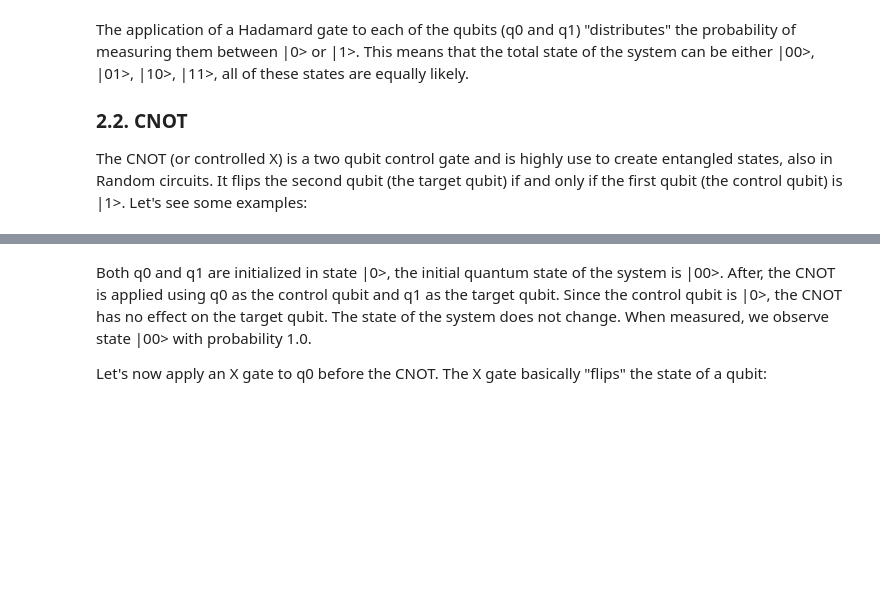
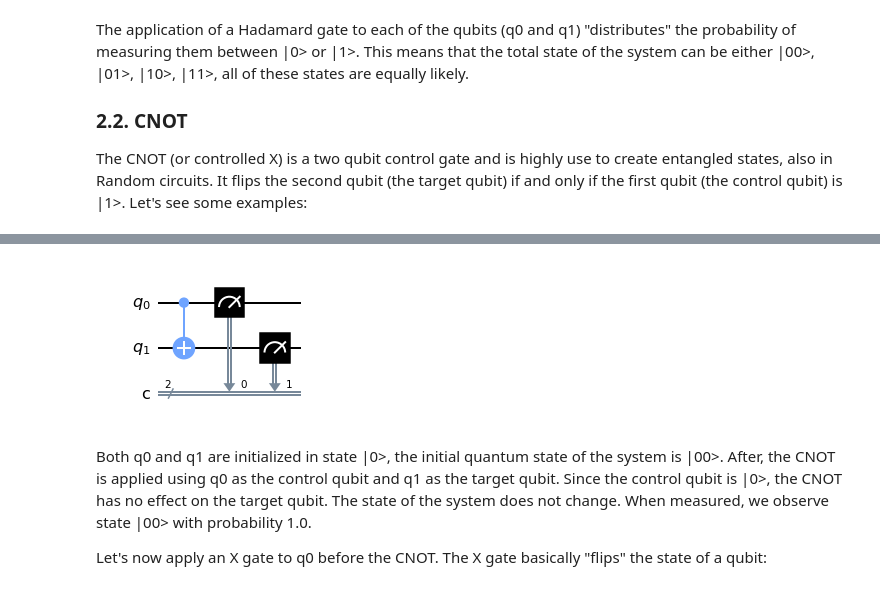
Before and after one commit to sara-nl/QuantumComputing, a Jupyter notebook: notebooks/Basics_and_Benchmarking.ipynb, the cells around one changed output, grey strips where cells are left out. Saved outputs shown, nothing was run; the diff lists cells and outputs as text; code cells hidden in the pictures; blank space fills up the shorter version.

```diff
--- a/notebooks/Basics_and_Benchmarking.ipynb
+++ b/notebooks/Basics_and_Benchmarking.ipynb
@@ -324,6 +342,8 @@ plot_histogram(counts)
 # %%
 ##To visualize how the circuit looks like uncomment the line below:
-#circuitCNOT.draw(output='mpl')
+circuitCNOT.draw(output='mpl')
+# %% [output]
+[figure, added]
 # %% [markdown]
 Both q0 and q1 are initialized in state |0>, the initial quantum state of the system is |00>. After, the CNOT is applied using q0 as the control qubit and q1 as the target qubit. Since the control qubit is |0>, the CNOT has no effect on the target qubit. The state of the system does not change. When measured, we observe state |00> with probability 1.0.
 
```
Also changed, not shown: parts of 22 cells of this notebook.
